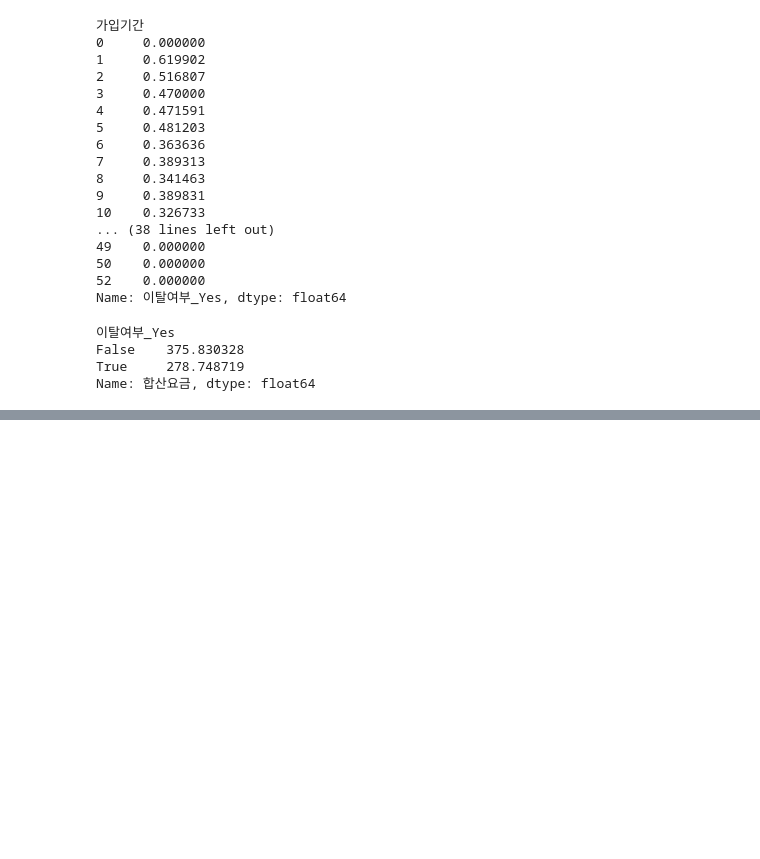
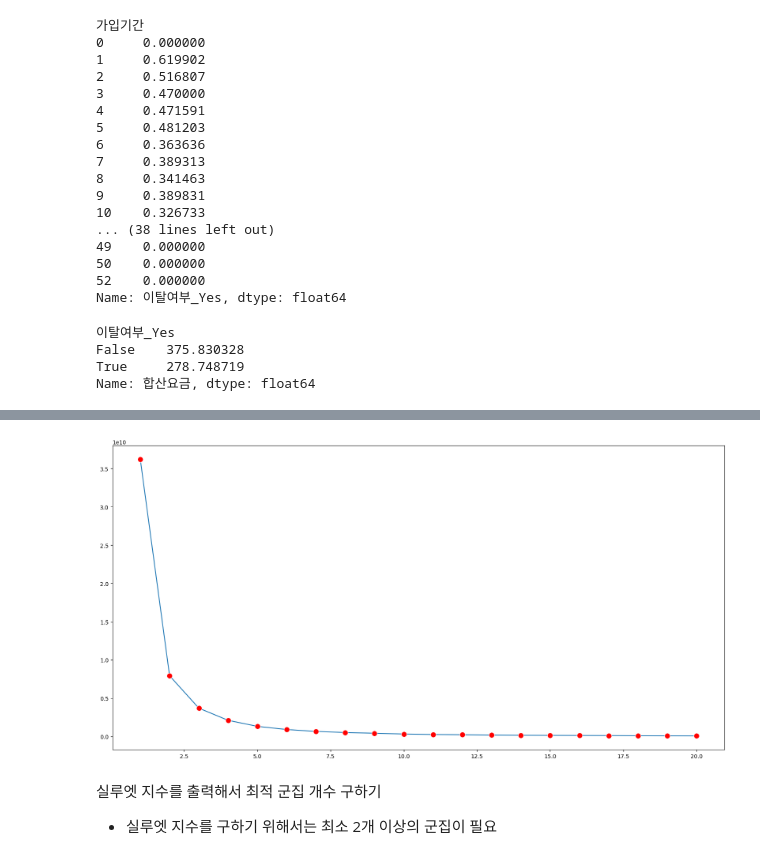
Before and after one commit to haram4th/fintech_pm_data_science, a Jupyter notebook: 06machine_learning/10군집분석_계층적군집_비계층적군집.ipynb, the cells around one changed output, grey strips where cells are left out. Drawn from its saved outputs; the diff is of its cells as text; code cells hidden in the pictures; blank space fills up the shorter version.

```diff
--- a/06machine_learning/10군집분석_계층적군집_비계층적군집.ipynb
+++ b/06machine_learning/10군집분석_계층적군집_비계층적군집.ipynb
@@ -541,0 +555,7 @@ Name: 합산요금, dtype: float64
+# %%
+distance = []
+for i in range(1, 21):
+    km = KMeans(n_clusters = i)
+    km.fit(data)
+    distance.append(km.inertia_)
+distance
@@ -541,0 +583,9 @@ Name: 합산요금, dtype: float64
+# %%
+plt.figure(figsize=(20,10))
+sns.lineplot(x= range(1, 21), y=distance, marker='o', markersize=10, markerfacecolor='red')
+plt.show()
+# %% [output]
+[figure, added]
+# %% [markdown]
+실루엣 지수를 출력해서 최적 군집 개수 구하기
+* 실루엣 지수를 구하기 위해서는 최소 2개 이상의 군집이 필요
```
Also changed, not shown: parts of 40 cells of this notebook, 1 other file.
